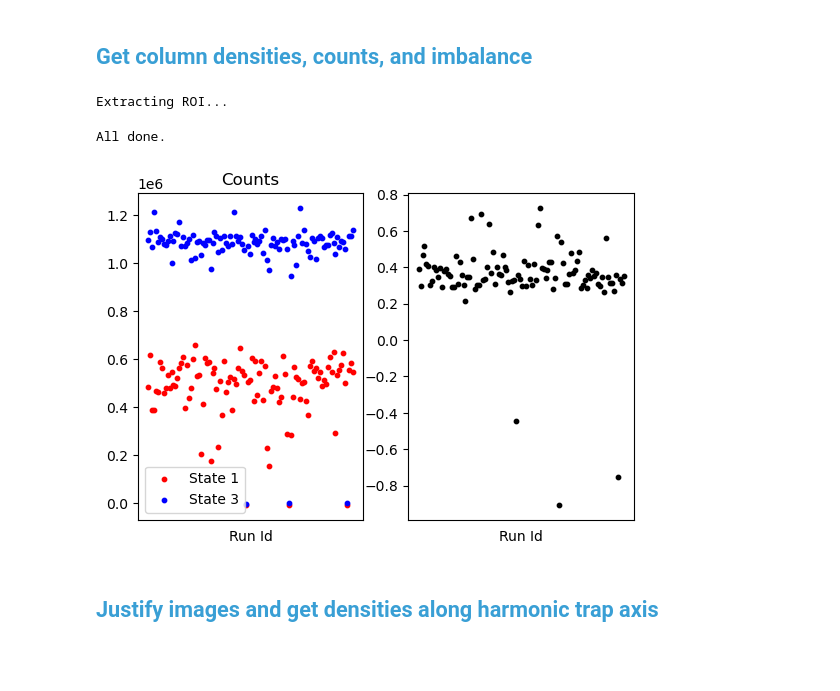
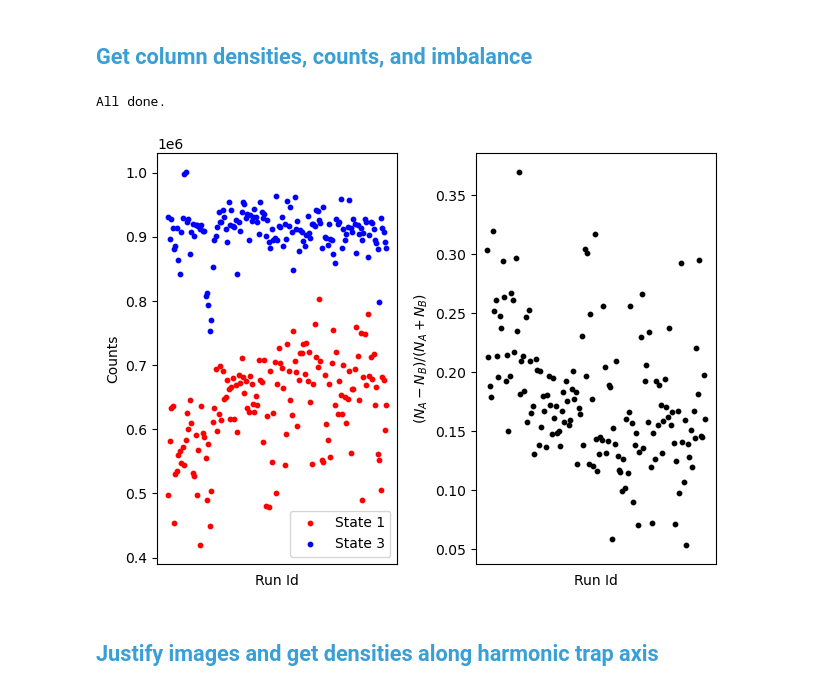
Before and after one commit to huanium/huanium, a Jupyter notebook: MIT_PhD/BEC1/Analysis/BEC1 Calculator.ipynb, the cells around one changed output. Cells and saved outputs as stored; diff of their text form; code cells hidden in the pictures; blank space fills up the shorter version.

```diff
--- a/MIT_PhD/BEC1/Analysis/BEC1 Calculator.ipynb
+++ b/MIT_PhD/BEC1/Analysis/BEC1 Calculator.ipynb
@@ -608,6 +611,7 @@ def add_polrot_column_densities_to_dataframe(df_PR, exp_params_dict_PR, ROI_PR):
     fake_OD_roi_A = []
     fake_OD_roi_B = []
 
+    # implement clever...
     for i in range(0, len(df_PR), 2):
         if df_PR['image_type'][i] == 'TopA' and df_PR['image_type'][i+1] == 'TopB':
             fake_OD_roi_A.append(df_PR['fakeOD_roi'][i])
@@ -616,7 +620,7 @@ def add_polrot_column_densities_to_dataframe(df_PR, exp_params_dict_PR, ROI_PR):
             fake_OD_roi_A.append(df_PR['fakeOD_roi'][i+1])
             fake_OD_roi_B.append(df_PR['fakeOD_roi'][i])
 
-    with tqdm_joblib(tqdm(desc="Solving images...", total= len(df_PR)//2)) as progress_bar:
+    with tqdm_joblib(tqdm(desc="Solving images", total= len(df_PR)//2)) as progress_bar:
         results = Parallel(n_jobs=-2)(delayed(polrot_solve)(fake_OD_roi_A = fake_OD_roi_A[i],
                                                             fake_OD_roi_B = fake_OD_roi_B[i],
                                                             detuning_A_1 = detuning_A_1,
@@ -1655,10 +1624,11 @@ data_frame_Hybrid_Top_PR = add_hybrid_harmonic_trap_centers_to_dataframe(data_fr
 ## <font color=#399FD5>Data preview and preparation</font>
 # %%
 # initializes data frame and load metadata & exp params:
-data_frame_Sound_Scan_PR, metadata_dict_Sound_Scan_PR, experiment_parameters_dict_Sound_Scan_PR = init_dataframe_metadata_and_exp_params(['RF12_Time'])
-
+data_frame_Sound_Scan_PR, metadata_dict_Sound_Scan_PR, experiment_parameters_dict_Sound_Scan_PR = init_dataframe_metadata_and_exp_params(['RF12_Time',
+                                                                                                                                          'ShakingCycles',
+                                                                                                                                          'BoxShakeFreq'])
 # xmin, xmax, ymin, ymax
-ROI_Sound_Scan_PR = [1150, 1350, 1250, 1450]
+ROI_Sound_Scan_PR = [1150, 1375, 1275, 1425]
 norm_box_Sound_Scan_PR = [1150, 1350, 900, 1100]
 
 # display image:
@@ -1689,71 +1659,64 @@ Displaying image:
 Frame type: FakeOD
 # %% [markdown]
 ## <font color=#399FD5>Get column densities, counts, and imbalance</font>
+# %%
+# add od_roi and od_norm_box to dataframe:
+data_frame_Sound_Scan_PR = add_backgroud_subtracted_ROI_to_dataframe_fast(data_frame_Sound_Scan_PR,
+                                                                           ROI_Sound_Scan_PR,
+                                                                           norm_box_Sound_Scan_PR)
+
+# get column densities
+data_frame_Sound_Scan_PR = add_polrot_column_densities_to_dataframe(data_frame_Sound_Scan_PR,
+                                                                     experiment_parameters_dict_Sound_Scan_PR,
+                                                                     ROI_Sound_Scan_PR)
+# %% [output]
+All done.
 # %%
-# add od_roi and od_norm_box to dataframe:
-data_frame_Sound_Scan_PR = add_backgroud_subtracted_ROI_to_dataframe_fast(data_frame_Sound_Scan_PR,
-                                                                           ROI_Sound_Scan_PR,
-                                                                           norm_box_Sound_Scan_PR)
-
-# get column densities
-data_frame_Sound_Scan_PR = add_polrot_column_densities_to_dataframe(data_frame_Sound_Scan_PR,
-                                                                     experiment_parameters_dict_Sound_Scan_PR,
-                                                                     ROI_Sound_Scan_PR)
-
 # get counts
 um_per_pixel_Sound_Scan_PR = experiment_parameters_dict_Sound_Scan_PR['Values']['top_um_per_pixel'] # in um
 data_frame_Sound_Scan_PR = add_counts_from_PR_column_densities_to_dataframe(data_frame_Sound_Scan_PR,
                                                                              um_per_pixel_Sound_Scan_PR)
 
-# now plot counts versus run_id:
-run_ids_Sound_Scan_PR = []
-counts_A_Sound_Scan_PR = []
-counts_B_Sound_Scan_PR = []
-
-for i in range(0, len(data_frame_Sound_Scan_PR), 2):
-    run_ids_Sound_Scan_PR.append(data_frame_Sound_Scan_PR['run_id'][i])
-    if data_frame_Sound_Scan_PR['image_type'][i] == 'TopA' and data_frame_Sound_Scan_PR['image_type'][i+1] == 'TopB':
-        counts_A_Sound_Scan_PR.append(data_frame_Sound_Scan_PR['atom_count'][i])
-        counts_B_Sound_Scan_PR.append(data_frame_Sound_Scan_PR['atom_count'][i+1])
-    elif data_frame_Sound_Scan_PR['image_type'][i] == 'TopB' and data_frame_Sound_Scan_PR['image_type'][i+1] == 'TopA':
-        counts_A_Sound_Scan_PR.append(data_frame_Sound_Scan_PR['atom_count'][i+1])
-        counts_B_Sound_Scan_PR.append(data_frame_Sound_Scan_PR['atom_count'][i])
+# get counts and run_ids
+counts_A_Sound_Scan_PR = data_frame_Sound_Scan_PR[data_frame_Sound_Scan_PR['image_type']=='TopA']['atom_count']
+counts_B_Sound_Scan_PR = data_frame_Sound_Scan_PR[data_frame_Sound_Scan_PR['image_type']=='TopB']['atom_count']
+run_ids_Sound_Scan_PR  = data_frame_Sound_Scan_PR[data_frame_Sound_Scan_PR['image_type']=='TopA']['run_id']
 
 fig_Sound_Scan_counts_and_imbalance = plt.figure()
 ax_Sound_Scan_PR_counts = fig_Sound_Scan_counts_and_imbalance.add_subplot(121)
 
 # plot counts vs Run Id
 pr1_Sound_Scan = ax_Sound_Scan_PR_counts.scatter(run_ids_Sound_Scan_PR,
                                                    counts_A_Sound_Scan_PR,
                                                    color = 'red' ,
                                                    s = 10)
 pr2_Sound_Scan = ax_Sound_Scan_PR_counts.scatter(run_ids_Sound_Scan_PR,
                                                    counts_B_Sound_Scan_PR,
                                                    color = 'blue',
                                                    s = 10)
 plt.xlabel('Run Id')
+plt.ylabel('Counts')
 ax_Sound_Scan_PR_counts.legend([pr1_Sound_Scan, pr2_Sound_Scan],['State 1', 'State 3'])
 ax_Sound_Scan_PR_counts.set_xticks([])
 fig_Sound_Scan_counts_and_imbalance.autofmt_xdate()
-plt.title('Counts')
 
 # plot imbalance versus run id:
 counts_A_Sound_Scan_PR = np.array(counts_A_Sound_Scan_PR)
 counts_B_Sound_Scan_PR = np.array(counts_B_Sound_Scan_PR)
 imbalance_Sound_Scan = (counts_B_Sound_Scan_PR - counts_A_Sound_Scan_PR)/(counts_B_Sound_Scan_PR + counts_A_Sound_Scan_PR)
 
 ax_Sound_Scan_PR_imbalance = fig_Sound_Scan_counts_and_imbalance.add_subplot(122)
 imb_Sound_Scan_plot = ax_Sound_Scan_PR_imbalance.scatter(run_ids_Sound_Scan_PR,
                                                         imbalance_Sound_Scan,
                                                         color = 'black',
                                                         s=10)
 plt.xlabel('Run Id')
+plt.ylabel('$(N_A-N_B)/(N_A+N_B)$')
 ax_Sound_Scan_PR_imbalance.set_xticks([])
+fig_Sound_Scan_counts_and_imbalance.tight_layout()
 plt.show()
 # %% [output]
-Extracting ROI...
-All done.
-[figure, old version]
+[figure, new version]
 # %% [markdown]
 ## <font color=#399FD5>Justify images and get densities along harmonic trap axis</font>
 # %%
```
Also changed, not shown: parts of 28 cells of this notebook, 11 other files.
